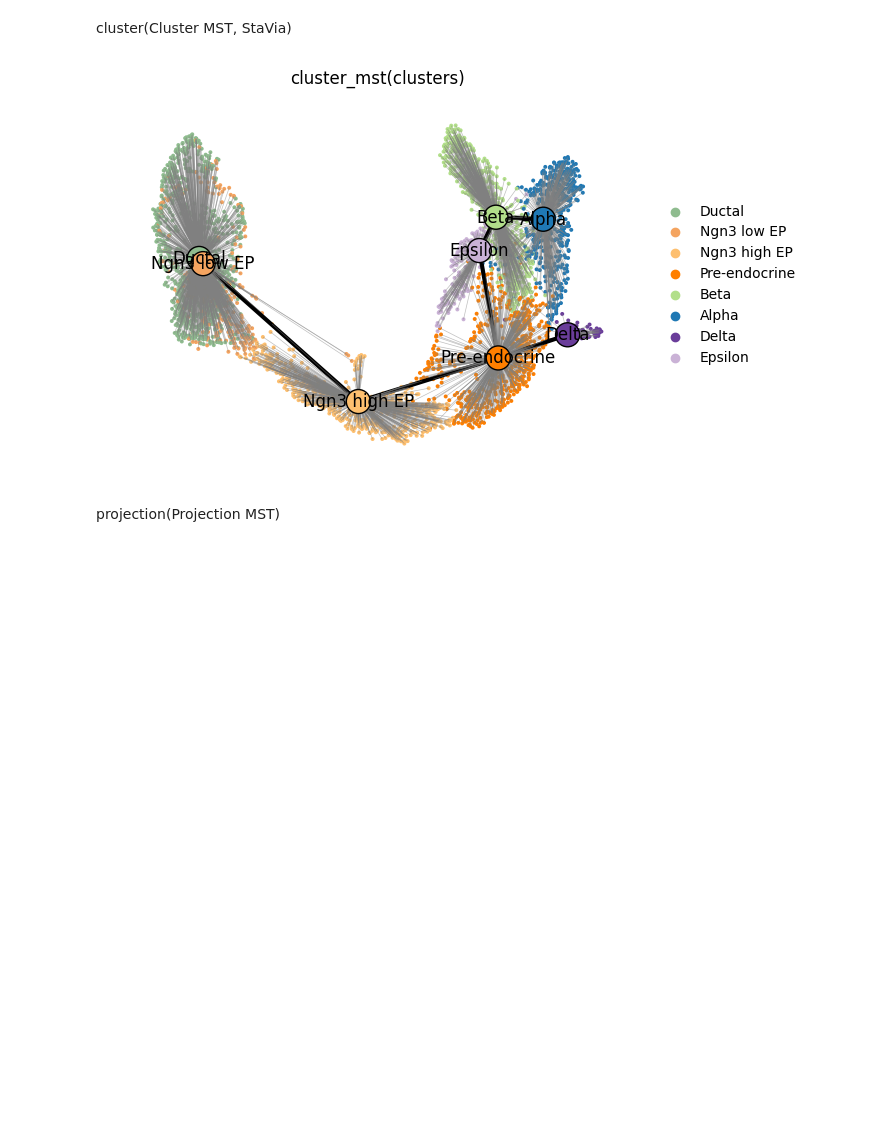
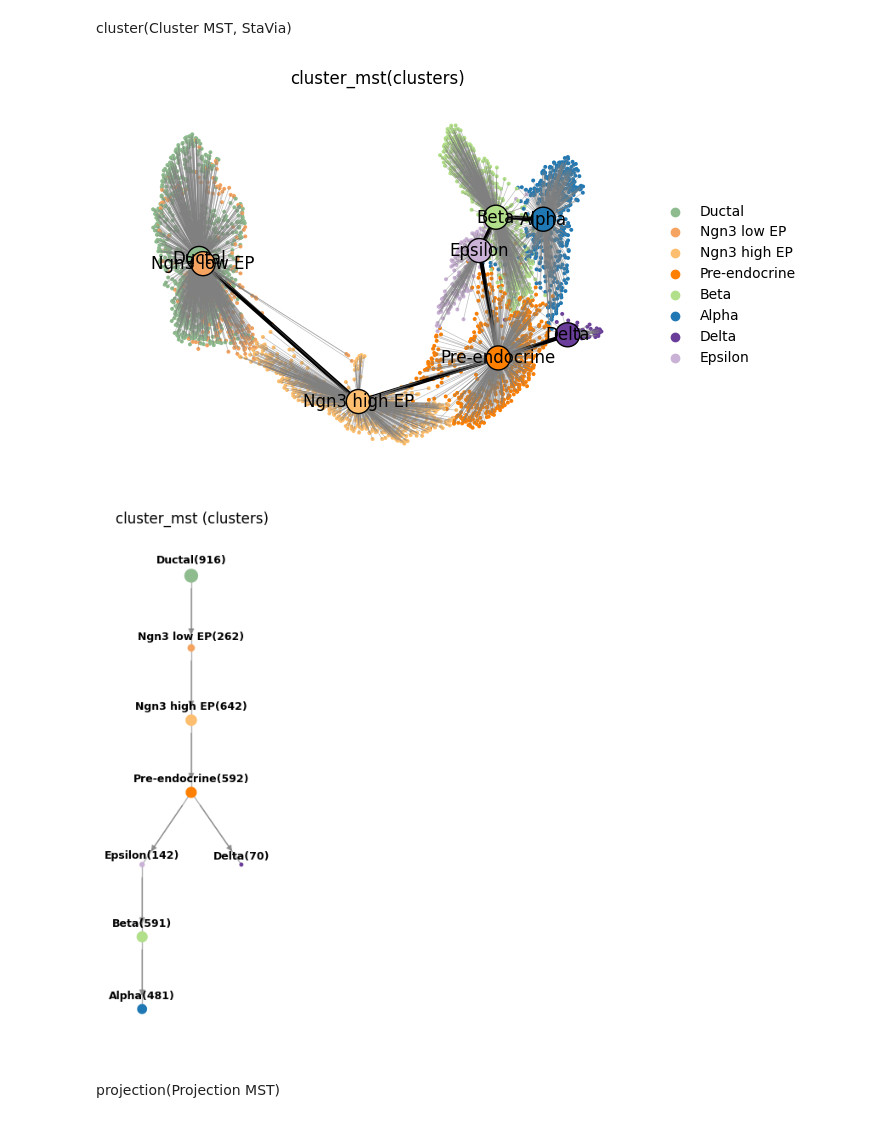
Before and after one commit to HuangDDU/cafe-release, a Jupyter notebook: notebook_dev/hzy/25.11.19-plot_overview.ipynb, the cells around one changed output. Drawn from its saved outputs; the diff is of its cells as text; code cells hidden in the pictures; blank space fills up the shorter version.

Commit message:
plot_pie and plot_wrapper

```diff
--- a/notebook_dev/hzy/25.11.19-plot_overview.ipynb
+++ b/notebook_dev/hzy/25.11.19-plot_overview.ipynb
@@ -70,12 +70,15 @@ cluster(Cluster MST, StaVia)
 # %%
 # 读取ClusterMST结果
 model_name = "cluster_mst"
 fadata.model_name = model_name
 fadata.load_trajectory_dict(model_name_list=[model_name])
 
-cafe.plot.plot_wrapper(fadata, model_name=model_name)
+mode_list = ["embedding", "pie"]
+for mode in mode_list:
+    cafe.plot.plot_wrapper(fadata, mode=mode)
 # %% [output]
 [figure]
+[figure, added]
 # %% [markdown]
 projection(Projection MST)
 # %%
```
Also changed, not shown: parts of 1 cell of this notebook, 7 other files.
